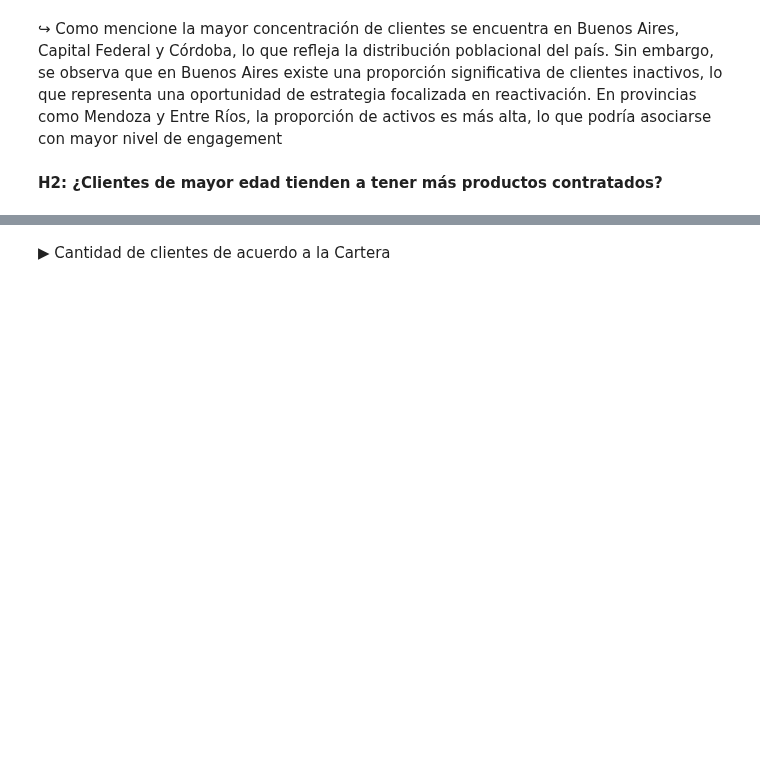
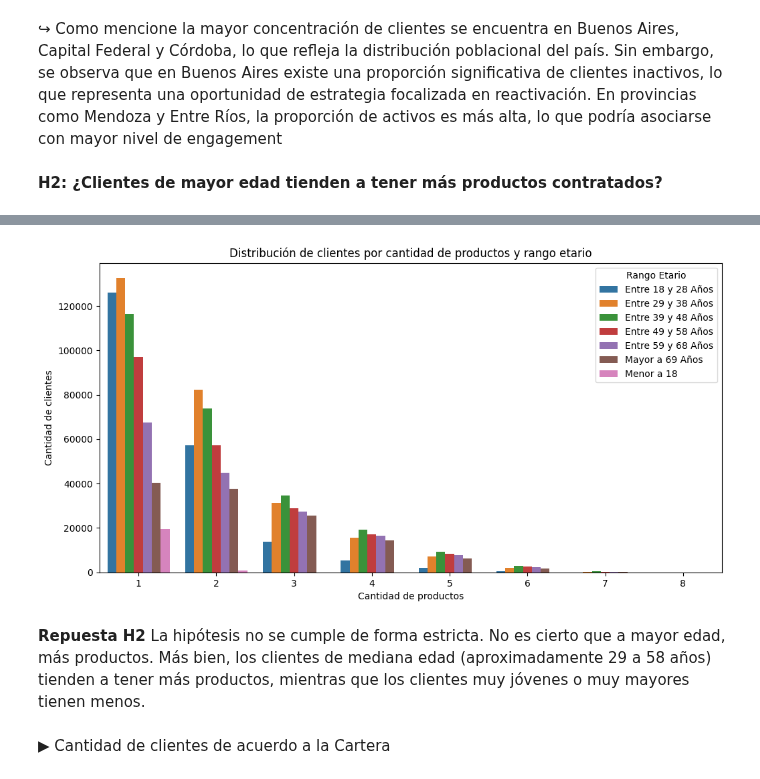
Before and after one commit to chiaravanin/CursoCoder, a Jupyter notebook: ProyectoDS_PArteIVANIN.ipynb, the cells around one changed output, grey strips where cells are left out. Saved outputs shown, nothing was run; the diff lists cells and outputs as text; code cells hidden in the pictures; blank space fills up the shorter version.

```diff
--- a/ProyectoDS_PArteIVANIN.ipynb
+++ b/ProyectoDS_PArteIVANIN.ipynb
@@ -467,3 +495,29 @@ df_h2['Rango_Edad_Nuevo'] = pd.Categorical(df_h2['Rango_Edad_Nuevo'], categories
+# %%
+import pandas as pd
+import seaborn as sns
+import matplotlib.pyplot as plt
+
+# Supongamos que tu dataframe se llama df
+# Agrupamos por Rango_Edad_Nuevo y Cantidad_Productos
+edad_producto = df.groupby(['Rango_Edad_Nuevo', 'CANTIDAD_PRODUCTOS']).size().reset_index(name='Cantidad_Clientes')
+# %%
+plt.figure(figsize=(12,6))
+ax = sns.barplot(
+    data=edad_producto,
+    x='CANTIDAD_PRODUCTOS',
+    y='Cantidad_Clientes',
+    hue='Rango_Edad_Nuevo'
+)
+
+plt.title('Distribución de clientes por cantidad de productos y rango etario')
+plt.xlabel('Cantidad de productos')
+plt.ylabel('Cantidad de clientes')
+plt.legend(title='Rango Etario')
+plt.show()
+# %% [output]
+[figure, added]
+# %% [markdown]
+**Repuesta H2** La hipótesis no se cumple de forma estricta. No es cierto que a mayor edad, más productos. Más bien, los clientes de mediana edad (aproximadamente 29 a 58 años) tienden a tener más productos, mientras que los clientes muy jóvenes o muy mayores tienen menos.
 # %% [markdown]
 ▶ Cantidad de clientes de acuerdo a la Cartera
 # %%
```
Also changed, not shown: parts of 11 cells of this notebook.
